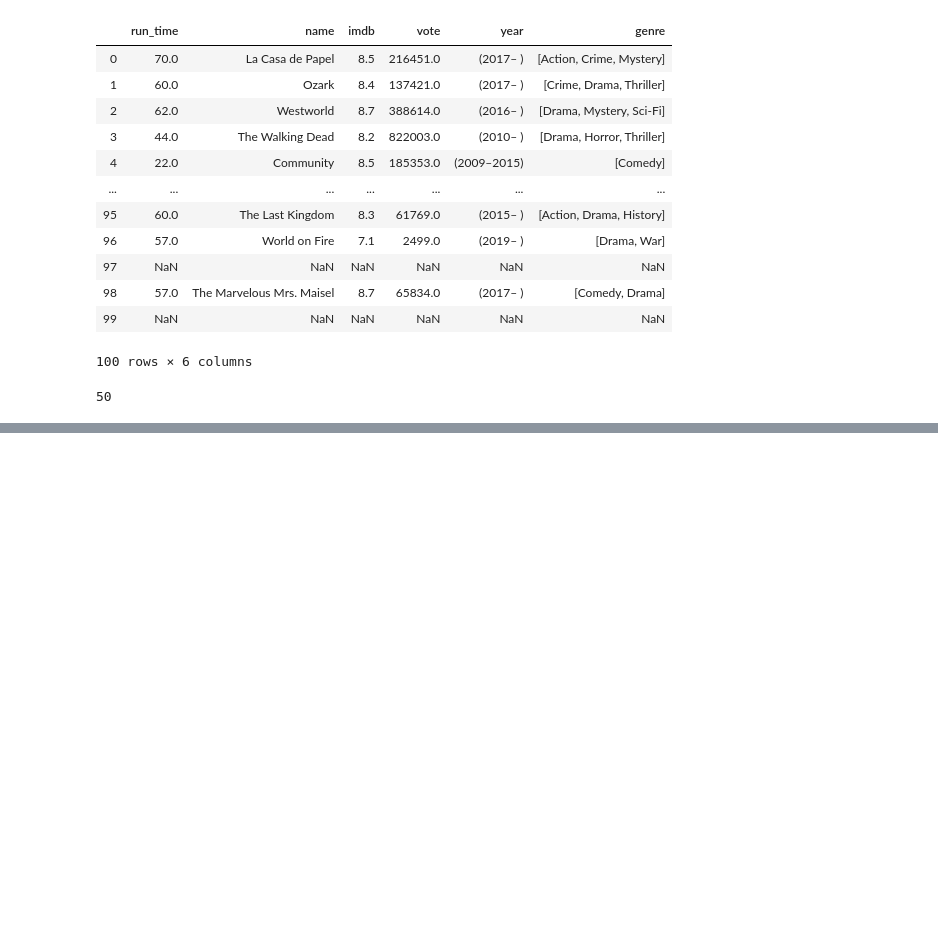
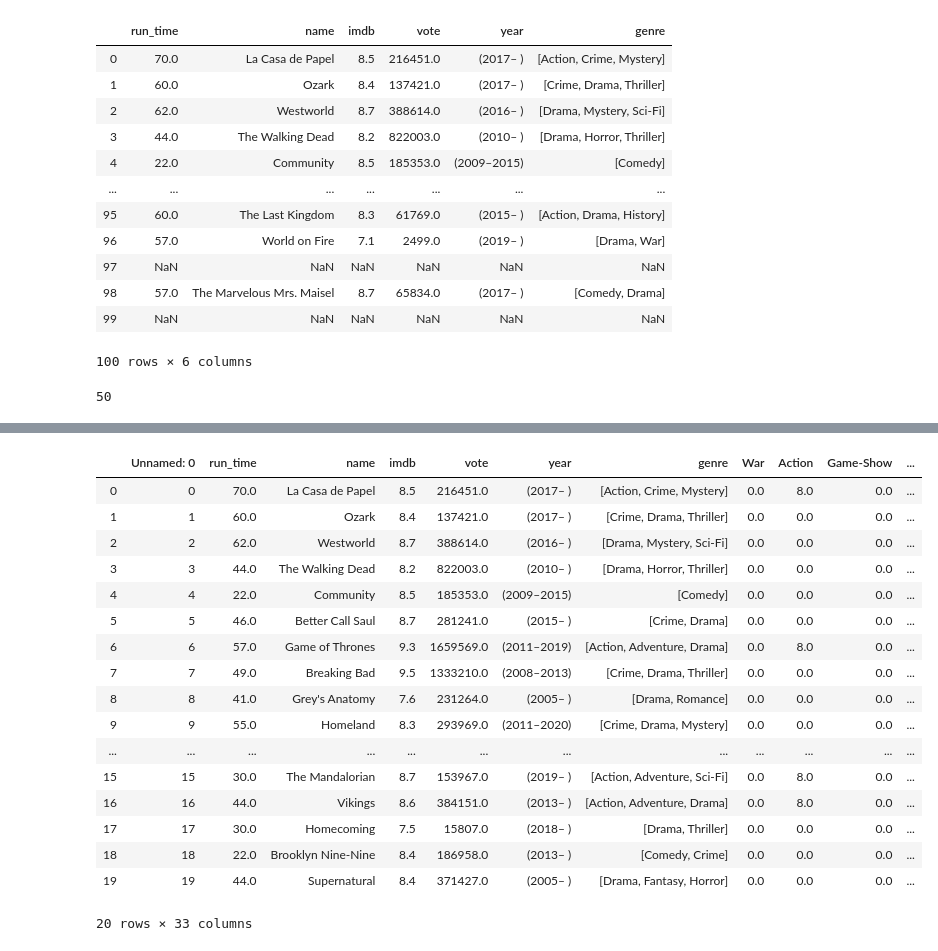
Before and after one commit to J-Joseph524/Movie_Industry_Analysis_Project, a Jupyter notebook: TV_Project.ipynb, the cells around one changed output, grey strips where cells are left out. Saved outputs shown, nothing was run; the diff lists cells and outputs as text; code cells hidden in the pictures; blank space fills up the shorter version.

```diff
--- a/TV_Project.ipynb
+++ b/TV_Project.ipynb
@@ -163,2 +90,0 @@ first_year.text
-# %%
-x = None
@@ -483,27 +149,0 @@ pd.get_dummies(s.apply(pd.Series).stack()).sum(level=0)
-# %%
-# Lists to store the scraped data in
-names = []
-imdb_ratings = []
-genres = []
-votes = []
-run_time = []
-#Extract data from individual movie container
-for tv in tv_containers[0:1]:
-    #print(tv)
-
-#     name = tv.h3.a.text
-
-#     names.append(name)
-
-#     imdb = float(tv.strong.text)
-#     imdb_ratings.append(imdb)
-
-#     vote = tv.find("span", attrs = {"name": "nv"})["data-value"]
-#     votes.append(int(vote))
-
-#     rt = tv.find("span", class_ = "runtime")
-#     print(rt.text)
-#     run_time.append(rt)
-
-#     genre = tv.find("span", class_ = "genre").text
-#     genres.append(genre)
@@ -528,4 +149,0 @@ genre
-# %%
-test_df = pd.DataFrame({"TV": names, "Ratings": imdb_ratings, "Genres": genres, "Total Votes": votes, "Run Time": run_time})
-print(test_df.info)
-test_df
@@ -684,0 +258,23 @@ html
+# %%
+import ast          #turned our strings into lists in the genre column
+f_df['genre'] = f_df['genre'].apply(lambda x: ast.literal_eval(x))
+f_df.head(20)
+# %% [output]
+|  | Unnamed: 0 | run_time | name | imdb | vote | year | genre | War | Action | Game-Show | ... |
+| 0 | 0 | 70.0 | La Casa de Papel | 8.5 | 216451.0 | (2017– ) | [Action, Crime, Mystery] | 0.0 | 8.0 | 0.0 | ... |
+| 1 | 1 | 60.0 | Ozark | 8.4 | 137421.0 | (2017– ) | [Crime, Drama, Thriller] | 0.0 | 0.0 | 0.0 | ... |
+| 2 | 2 | 62.0 | Westworld | 8.7 | 388614.0 | (2016– ) | [Drama, Mystery, Sci-Fi] | 0.0 | 0.0 | 0.0 | ... |
+| 3 | 3 | 44.0 | The Walking Dead | 8.2 | 822003.0 | (2010– ) | [Drama, Horror, Thriller] | 0.0 | 0.0 | 0.0 | ... |
+| 4 | 4 | 22.0 | Community | 8.5 | 185353.0 | (2009–2015) | [Comedy] | 0.0 | 0.0 | 0.0 | ... |
+| 5 | 5 | 46.0 | Better Call Saul | 8.7 | 281241.0 | (2015– ) | [Crime, Drama] | 0.0 | 0.0 | 0.0 | ... |
+| 6 | 6 | 57.0 | Game of Thrones | 9.3 | 1659569.0 | (2011–2019) | [Action, Adventure, Drama] | 0.0 | 8.0 | 0.0 | ... |
+| 7 | 7 | 49.0 | Breaking Bad | 9.5 | 1333210.0 | (2008–2013) | [Crime, Drama, Thriller] | 0.0 | 0.0 | 0.0 | ... |
+| 8 | 8 | 41.0 | Grey's Anatomy | 7.6 | 231264.0 | (2005– ) | [Drama, Romance] | 0.0 | 0.0 | 0.0 | ... |
+| 9 | 9 | 55.0 | Homeland | 8.3 | 293969.0 | (2011–2020) | [Crime, Drama, Mystery] | 0.0 | 0.0 | 0.0 | ... |
+| ... | ... | ... | ... | ... | ... | ... | ... | ... | ... | ... | ... |
+| 15 | 15 | 30.0 | The Mandalorian | 8.7 | 153967.0 | (2019– ) | [Action, Adventure, Sci-Fi] | 0.0 | 8.0 | 0.0 | ... |
+| 16 | 16 | 44.0 | Vikings | 8.6 | 384151.0 | (2013– ) | [Action, Adventure, Drama] | 0.0 | 8.0 | 0.0 | ... |
+| 17 | 17 | 30.0 | Homecoming | 7.5 | 15807.0 | (2018– ) | [Drama, Thriller] | 0.0 | 0.0 | 0.0 | ... |
+| 18 | 18 | 22.0 | Brooklyn Nine-Nine | 8.4 | 186958.0 | (2013– ) | [Comedy, Crime] | 0.0 | 0.0 | 0.0 | ... |
+| 19 | 19 | 44.0 | Supernatural | 8.4 | 371427.0 | (2005– ) | [Drama, Fantasy, Horror] | 0.0 | 0.0 | 0.0 | ... |
+20 rows × 33 columns
```
Also changed, not shown: parts of 87 cells of this notebook.
